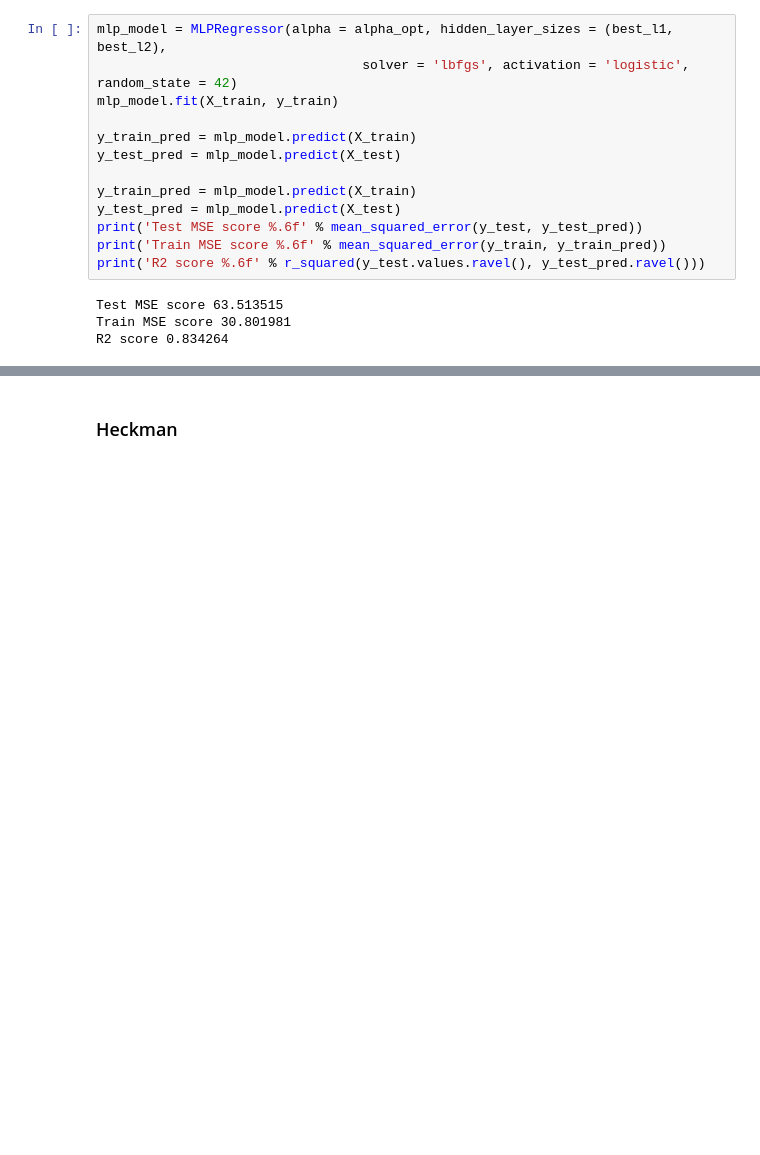
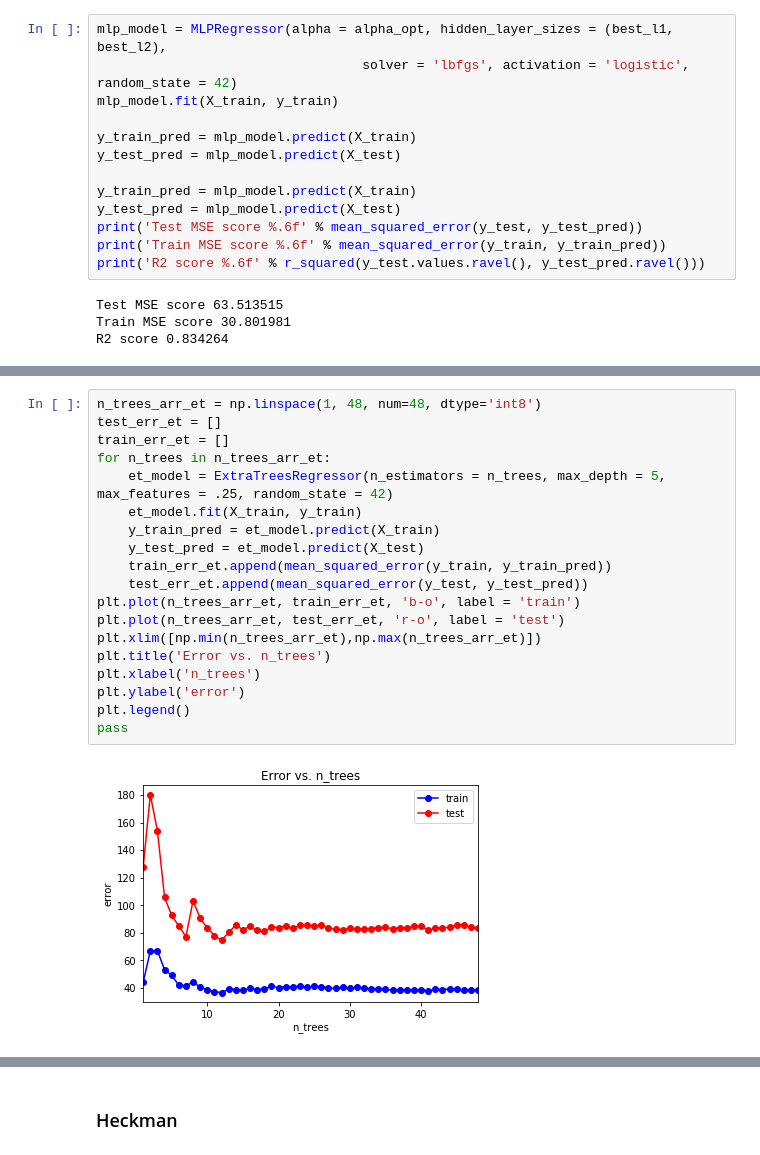
Before and after one commit to CobaltLS/MachineLearning, a Jupyter notebook: SDSJ/SDSJ2018.ipynb, the cells around one changed output, grey strips where cells are left out. Drawn from its saved outputs; the diff is of its cells as text; blank space fills up the shorter version.

```diff
--- a/SDSJ/SDSJ2018.ipynb
+++ b/SDSJ/SDSJ2018.ipynb
@@ -345,0 +408,21 @@ R2 score 0.834264
+# %%
+n_trees_arr_et = np.linspace(1, 48, num=48, dtype='int8')
+test_err_et = []
+train_err_et = []
+for n_trees in n_trees_arr_et:
+    et_model = ExtraTreesRegressor(n_estimators = n_trees, max_depth = 5, max_features = .25, random_state = 42)
+    et_model.fit(X_train, y_train)
+    y_train_pred = et_model.predict(X_train)
+    y_test_pred = et_model.predict(X_test)
+    train_err_et.append(mean_squared_error(y_train, y_train_pred))
+    test_err_et.append(mean_squared_error(y_test, y_test_pred))
+plt.plot(n_trees_arr_et, train_err_et, 'b-o', label = 'train')
+plt.plot(n_trees_arr_et, test_err_et, 'r-o', label = 'test')
+plt.xlim([np.min(n_trees_arr_et),np.max(n_trees_arr_et)])
+plt.title('Error vs. n_trees')
+plt.xlabel('n_trees')
+plt.ylabel('error')
+plt.legend()
+pass
+# %% [output]
+[figure, added]
```
Also changed, not shown: parts of 7 cells of this notebook.
